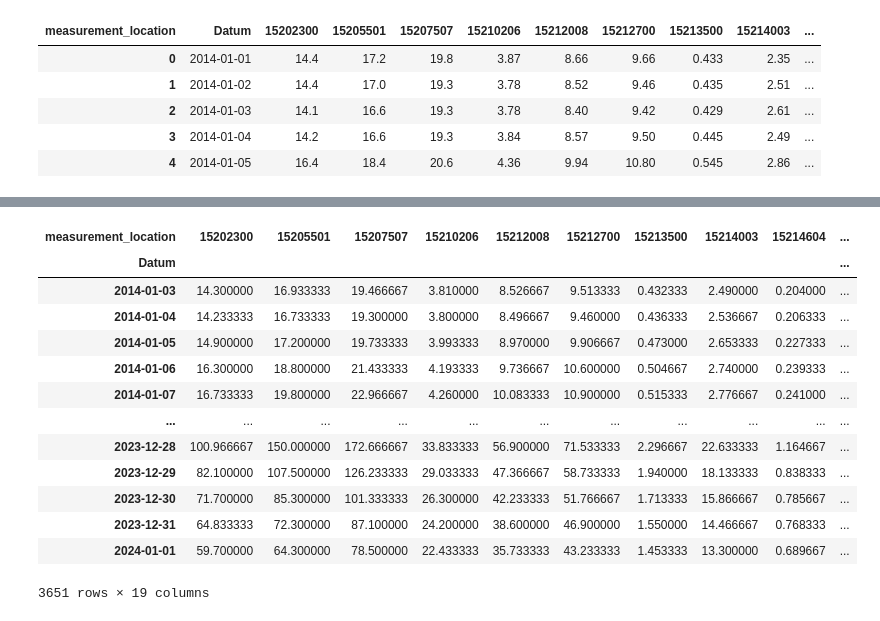
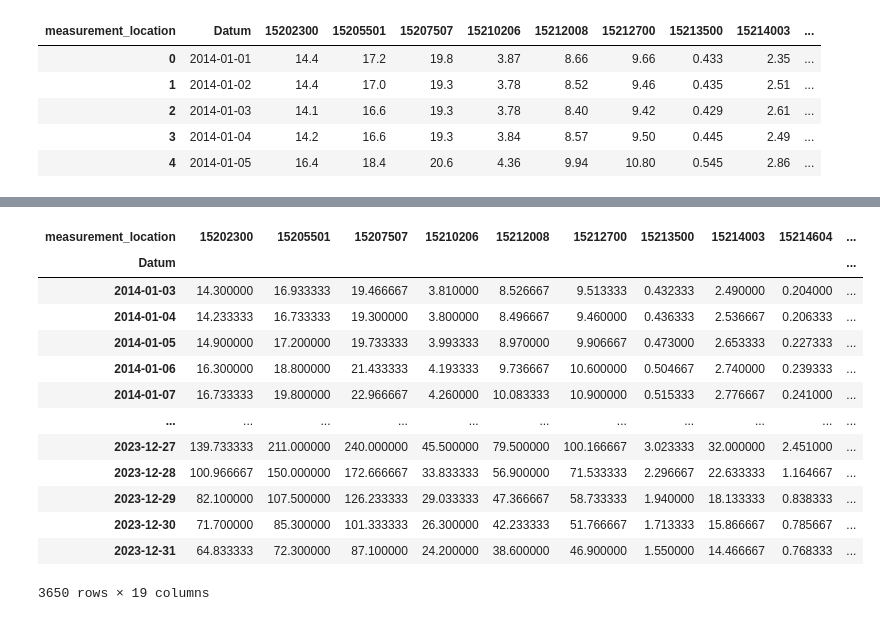
Before and after one commit to henrifnk/Seminar_ClimateNStatistics, a Jupyter notebook: work/07-hydroLSTM/notebooks/data_analysis.ipynb, the cells around one changed output, grey strips where cells are left out. Cells and saved outputs as stored; diff of their text form; code cells hidden in the pictures.

```diff
--- a/work/07-hydroLSTM/notebooks/data_analysis.ipynb
+++ b/work/07-hydroLSTM/notebooks/data_analysis.ipynb
@@ -30,22 +24,22 @@ meteo_df.head()
 # %%
 rolling_df = stream_df
 rolling_df['Datum'] = pd.to_datetime(rolling_df['Datum'])
 rolling_df[list(stream_df.columns[1:])] = stream_df[list(stream_df.columns[1:])].rolling(window=3).mean()
-rolling_df = rolling_df.dropna()
+rolling_df = rolling_df.dropna().iloc[:-1]
 rolling_df = rolling_df.set_index('Datum')
 rolling_df
 # %% [output]
 | measurement_location | 15202300 | 15205501 | 15207507 | 15210206 | 15212008 | 15212700 | 15213500 | 15214003 | 15214604 | ... |
 | Datum |  |  |  |  |  |  |  |  |  | ... |
 | 2014-01-03 | 14.300000 | 16.933333 | 19.466667 | 3.810000 | 8.526667 | 9.513333 | 0.432333 | 2.490000 | 0.204000 | ... |
 | 2014-01-04 | 14.233333 | 16.733333 | 19.300000 | 3.800000 | 8.496667 | 9.460000 | 0.436333 | 2.536667 | 0.206333 | ... |
 | 2014-01-05 | 14.900000 | 17.200000 | 19.733333 | 3.993333 | 8.970000 | 9.906667 | 0.473000 | 2.653333 | 0.227333 | ... |
 | 2014-01-06 | 16.300000 | 18.800000 | 21.433333 | 4.193333 | 9.736667 | 10.600000 | 0.504667 | 2.740000 | 0.239333 | ... |
 | 2014-01-07 | 16.733333 | 19.800000 | 22.966667 | 4.260000 | 10.083333 | 10.900000 | 0.515333 | 2.776667 | 0.241000 | ... |
 | ... | ... | ... | ... | ... | ... | ... | ... | ... | ... | ... |
+| 2023-12-27 | 139.733333 | 211.000000 | 240.000000 | 45.500000 | 79.500000 | 100.166667 | 3.023333 | 32.000000 | 2.451000 | ... |
 | 2023-12-28 | 100.966667 | 150.000000 | 172.666667 | 33.833333 | 56.900000 | 71.533333 | 2.296667 | 22.633333 | 1.164667 | ... |
 | 2023-12-29 | 82.100000 | 107.500000 | 126.233333 | 29.033333 | 47.366667 | 58.733333 | 1.940000 | 18.133333 | 0.838333 | ... |
 | 2023-12-30 | 71.700000 | 85.300000 | 101.333333 | 26.300000 | 42.233333 | 51.766667 | 1.713333 | 15.866667 | 0.785667 | ... |
 | 2023-12-31 | 64.833333 | 72.300000 | 87.100000 | 24.200000 | 38.600000 | 46.900000 | 1.550000 | 14.466667 | 0.768333 | ... |
-| 2024-01-01 | 59.700000 | 64.300000 | 78.500000 | 22.433333 | 35.733333 | 43.233333 | 1.453333 | 13.300000 | 0.689667 | ... |
-3651 rows × 19 columns
+3650 rows × 19 columns
```
Also changed, not shown: parts of 12 cells of this notebook, 1 other file.
